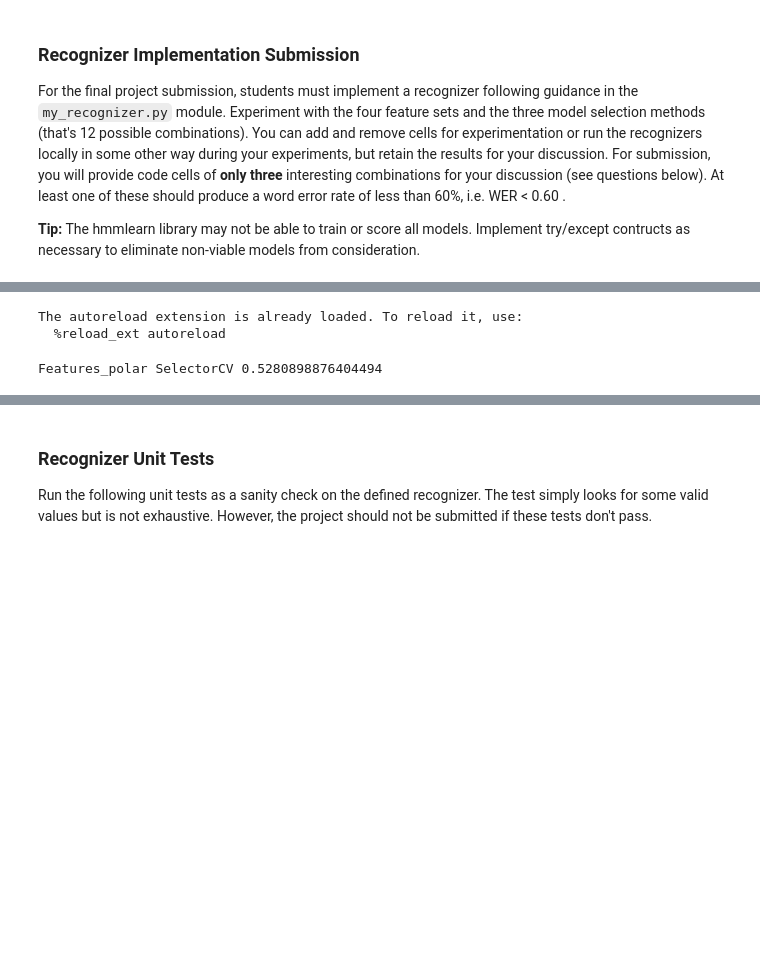
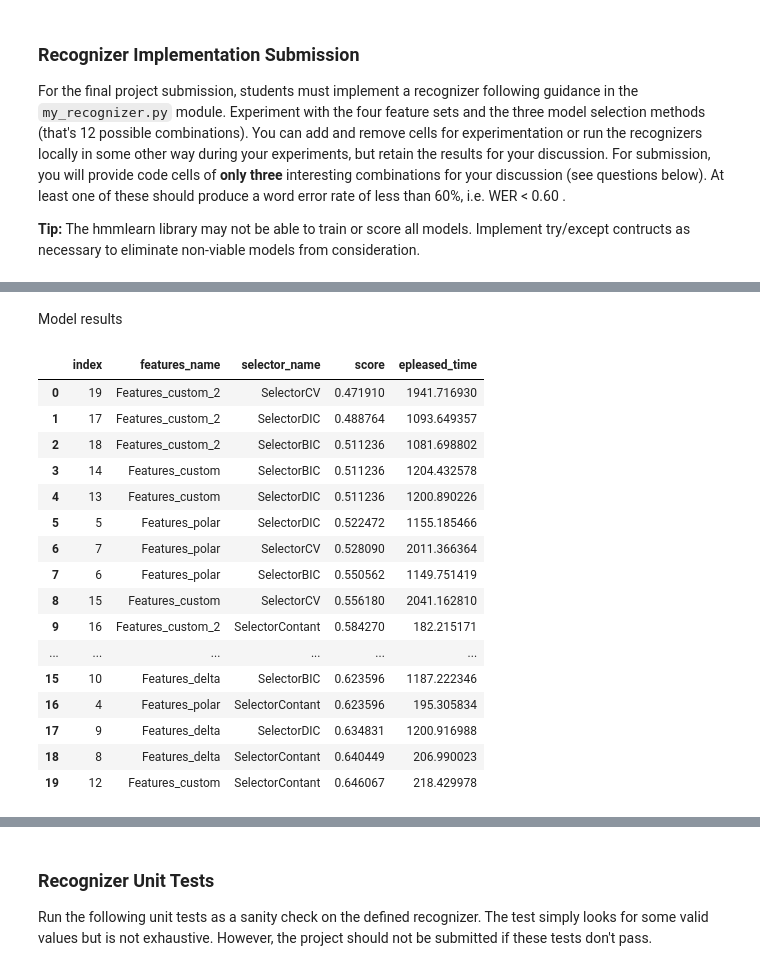
Before and after one commit to rrunix/AIND-Recognizer, a Jupyter notebook: asl_recognizer.ipynb, the cells around one changed output, grey strips where cells are left out. Saved outputs shown, nothing was run; the diff lists cells and outputs as text; code cells hidden in the pictures; blank space fills up the shorter version.

```diff
--- a/asl_recognizer.ipynb
+++ b/asl_recognizer.ipynb
@@ -591,16 +733 @@ def hmm_runner(dataset, selector_def, evaluator=hmm_scorer):
-# %%
-def get_dataset(features):
-    return asl.build_training(features), asl.build_test(features)
-
-selectors = [('SelectorContant', SelectorConstant),
-             ('SelectorDIC', SelectorDIC),
-             ('SelectorBIC', SelectorBIC),
-             ('SelectorCV', SelectorCV)]
-
-datasets = [('Features_norm', get_dataset(features_norm)),
-            ('Features_polar', get_dataset(features_polar)),
-            ('Features_delta', get_dataset(features_delta))] #features_custom
-# %% [output]
-The autoreload extension is already loaded. To reload it, use:
-  %reload_ext autoreload
 # %%
@@ -611,9 +739,26 @@ with ThreadPoolExecutor(4) as e:
     results = list(e.map(hmm_runner, dataset_stream, selector_stream))
 
 result_df = pd.DataFrame(results)
-# %%
-best_model = min(results, key=lambda model: model['score'])
-
-print(best_model['features_name'], best_model['selector_name'], best_model['score'])
-# %% [output]
-Features_polar SelectorCV 0.5280898876404494
+# %% [markdown]
+Model results
+# %%
+result_df[['features_name', 'selector_name','score', 'epleased_time']]\
+        .sort_values(['score'], ascending=True).reset_index()
+# %% [output]
+|  | index | features_name | selector_name | score | epleased_time |
+| 0 | 19 | Features_custom_2 | SelectorCV | 0.471910 | 1941.716930 |
+| 1 | 17 | Features_custom_2 | SelectorDIC | 0.488764 | 1093.649357 |
+| 2 | 18 | Features_custom_2 | SelectorBIC | 0.511236 | 1081.698802 |
+| 3 | 14 | Features_custom | SelectorBIC | 0.511236 | 1204.432578 |
+| 4 | 13 | Features_custom | SelectorDIC | 0.511236 | 1200.890226 |
+| 5 | 5 | Features_polar | SelectorDIC | 0.522472 | 1155.185466 |
+| 6 | 7 | Features_polar | SelectorCV | 0.528090 | 2011.366364 |
+| 7 | 6 | Features_polar | SelectorBIC | 0.550562 | 1149.751419 |
+| 8 | 15 | Features_custom | SelectorCV | 0.556180 | 2041.162810 |
+| 9 | 16 | Features_custom_2 | SelectorContant | 0.584270 | 182.215171 |
+| ... | ... | ... | ... | ... | ... |
+| 15 | 10 | Features_delta | SelectorBIC | 0.623596 | 1187.222346 |
+| 16 | 4 | Features_polar | SelectorContant | 0.623596 | 195.305834 |
+| 17 | 9 | Features_delta | SelectorDIC | 0.634831 | 1200.916988 |
+| 18 | 8 | Features_delta | SelectorContant | 0.640449 | 206.990023 |
+| 19 | 12 | Features_custom | SelectorContant | 0.646067 | 218.429978 |
```
Also changed, not shown: parts of 37 cells of this notebook, 2 other files.
